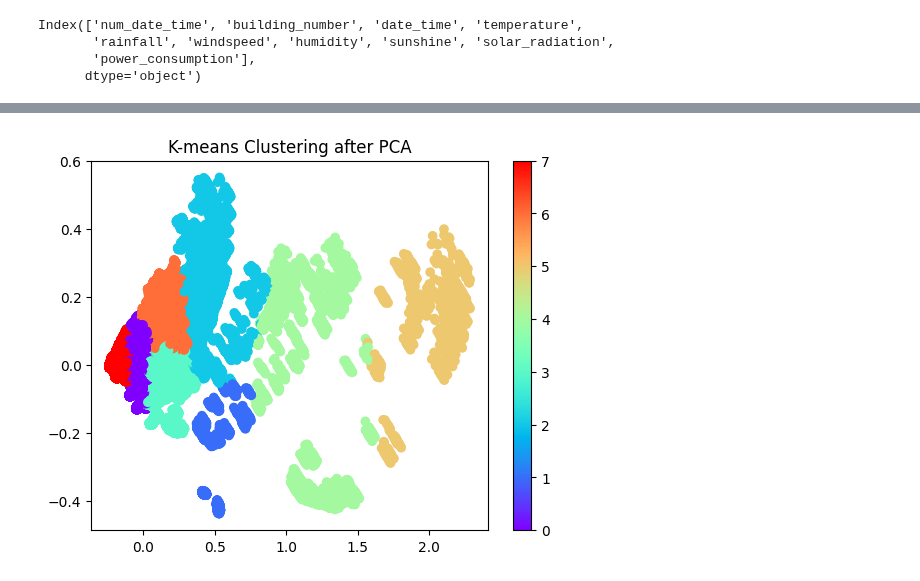
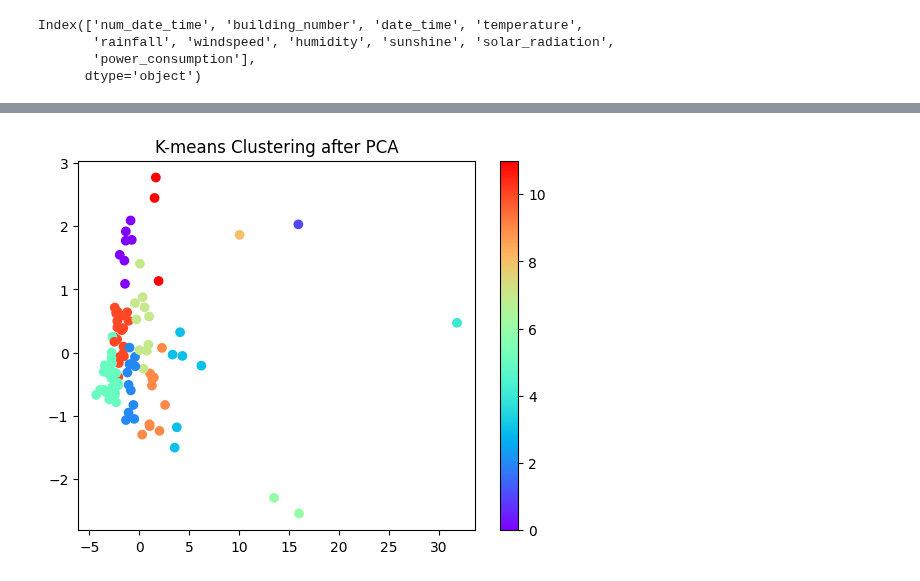
Before and after one commit to wooseungw/power_consumption_comp, a Jupyter notebook: clustering.ipynb, the cells around one changed output, grey strips where cells are left out. Saved outputs shown, nothing was run; the diff lists cells and outputs as text; code cells hidden in the pictures.

```diff
--- a/clustering.ipynb
+++ b/clustering.ipynb
@@ -81,3 +83,7 @@ for i in range(1,101,1):
+# %%
+c_df = c_df.transpose()
+c_df = c_df.reset_index()
+c_df = c_df.drop(columns=['index'])
 # %%
 import pandas as pd
 from sklearn.preprocessing import MinMaxScaler, StandardScaler
@@ -99,7 +105,7 @@ import matplotlib.pyplot as plt
 sse = []
 for k in range(1, 11):  # 예를 들어 1부터 10까지의 클러스터 수를 시도
     kmeans = KMeans(n_clusters=k)
-    kmeans.fit(df_pca)
+    kmeans.fit(df_standard)
     sse.append(kmeans.inertia_)
 
 plt.plot(range(1, 11), sse, marker='o')
@@ -108,18 +114,18 @@ plt.ylabel('SSE')
 plt.title('Elbow Method')
 plt.show()
 
-# 실루엣 점수
-sil_scores = []
-cluster_range = range(2, 11)  # 실루엣 점수는 최소 2개의 클러스터부터 계산 가능
-for k in cluster_range:
-    kmeans = KMeans(n_clusters=k)
-    cluster_labels = kmeans.fit_predict(df_pca)
-    sil_score = silhouette_score(df_pca, cluster_labels)
-    sil_scores.append(sil_score)
+# # 실루엣 점수
+# sil_scores = []
+# cluster_range = range(2, 11)  # 실루엣 점수는 최소 2개의 클러스터부터 계산 가능
+# for k in cluster_range:
+#     kmeans = KMeans(n_clusters=k)
+#     cluster_labels = kmeans.fit_predict(df_pca)
+#     sil_score = silhouette_score(df_pca, cluster_labels)
+#     sil_scores.append(sil_score)
 
-plt.plot(cluster_range, sil_scores, marker='o')
-plt.xlabel('Number of clusters')
-plt.ylabel('Silhouette Score')
-plt.title('Silhouette Score Method')
-plt.show()
+# plt.plot(cluster_range, sil_scores, marker='o')
+# plt.xlabel('Number of clusters')
+# plt.ylabel('Silhouette Score')
+# plt.title('Silhouette Score Method')
+# plt.show()
 # %% [output]
@@ -166,20 +133,20 @@ Building 100: Cluster 3
 # %%
 from sklearn.cluster import KMeans
 import matplotlib.pyplot as plt
 from sklearn.decomposition import PCA
 
 # PCA로 차원 축소 (2차원으로)
-pca = PCA(n_components=3)
-df_pca = pca.fit_transform(df_minmax)
+pca = PCA(n_components=2)
+df_pca = pca.fit_transform(df_standard)
 
 # K-means 클러스터링
-kmeans = KMeans(n_clusters=8)
+kmeans = KMeans(n_clusters=12)
 clusters = kmeans.fit_predict(df_pca)
 
 # 결과 시각화
 plt.scatter(df_pca[:, 0], df_pca[:, 1], c=clusters, cmap='rainbow')
 plt.title('K-means Clustering after PCA')
 plt.colorbar()
 plt.show()
 # %% [output]
-[figure, old version]
+[figure, new version]
```
Also changed, not shown: parts of 7 cells of this notebook.
